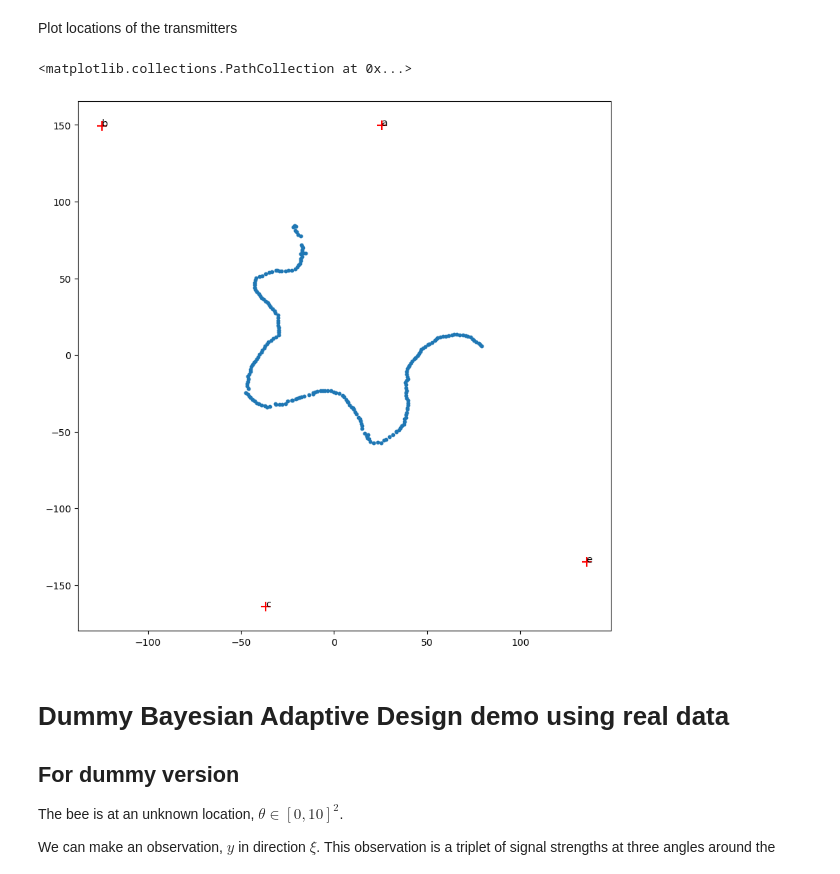
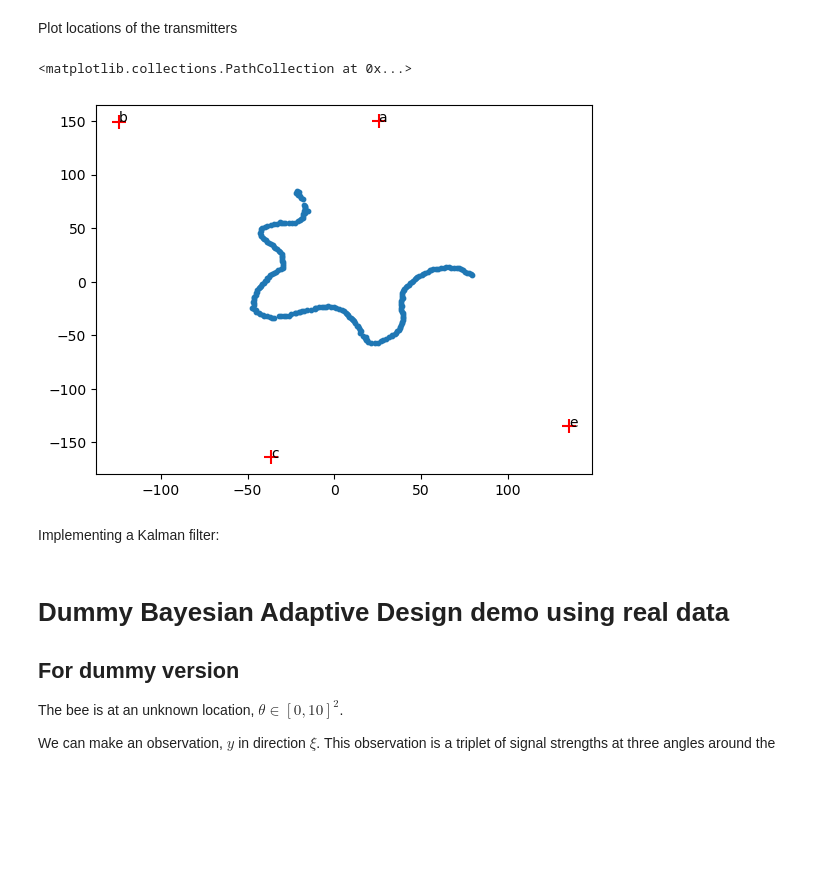
Before and after one commit to SheffieldMLtracking/BLEanalysis, a Jupyter notebook: demo-on-real-data.ipynb, the cells around one changed output. Drawn from its saved outputs; the diff is of its cells as text; code cells hidden in the pictures; blank space fills up the shorter version.

```diff
--- a/demo-on-real-data.ipynb
+++ b/demo-on-real-data.ipynb
@@ -45,32 +45,34 @@ transmitter_labels = testdata.transmitterIDs
 transmitter_longitude = [53.368359, 53.368606, 53.367865, 53.369204]
 transmitter_latitude = [-1.450168, -1.448596, -1.448626, -1.449990]
 
 GPSData = LoadFile(GPS_File).split('\n')
 path_longitude = []
 path_latitude = []
 for coord in GPSData[1:-1]:
     coord = coord.split(',')
     path_latitude.append(float(coord[3]))
     path_longitude.append(float(coord[4]))
 
 
 
-plt.figure(figsize=[10,10])
+# plt.figure(figsize=[10,10])
 P = pyproj.Proj(proj='utm', zone=30, ellps='WGS84', preserve_units=True)
 
 transmitter_xxLon, transmitter_yyLat = P(transmitter_longitude, transmitter_latitude)
 transmitter_xx,transmitter_yy,_,_ = normaliseXY(transmitter_xxLon, transmitter_yyLat)
 
 path_xxLon, path_yyLat = P(path_longitude, path_latitude)
 path_xx, path_yy, _, _ = normaliseXY(path_xxLon, path_yyLat)
 
 # plot the transmitters
 plt.scatter(transmitter_xx,transmitter_yy, marker='+', s=100, c='red')
 for i in range(len(transmitter_labels)):
     plt.text(transmitter_xx[i], transmitter_yy[i], transmitter_labels[i])
 
 # plot the path
 plt.scatter(path_xx, path_yy, s=10)
 # %% [output]
 <matplotlib.collections.PathCollection at 0x...>
-[figure, old version]
+[figure, new version]
+# %% [markdown]
+Implementing a Kalman filter:
```
Also changed, not shown: parts of 5 cells of this notebook, 1 other file.
